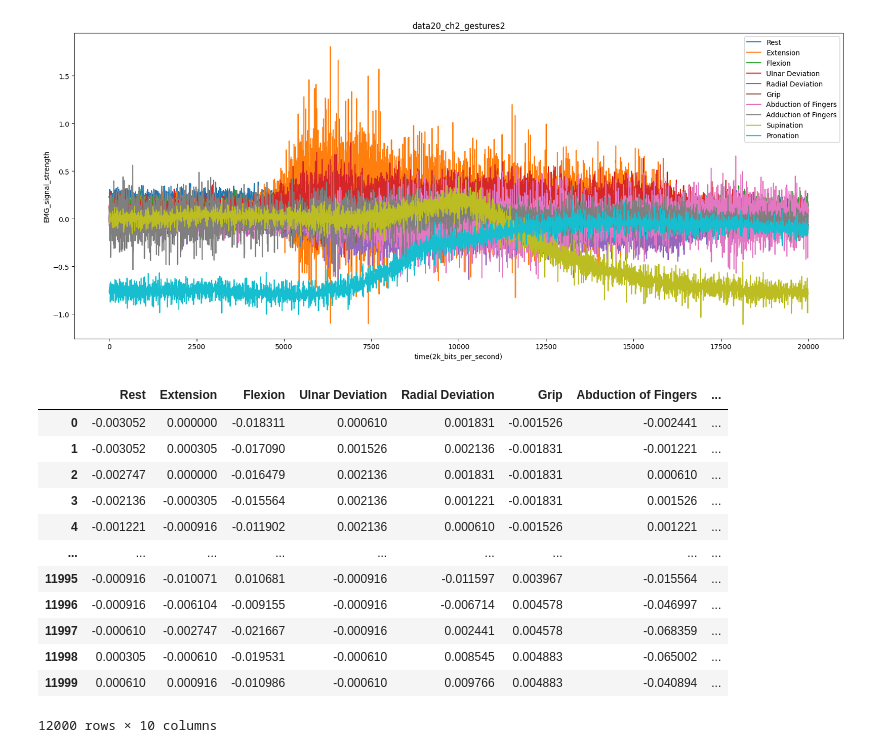
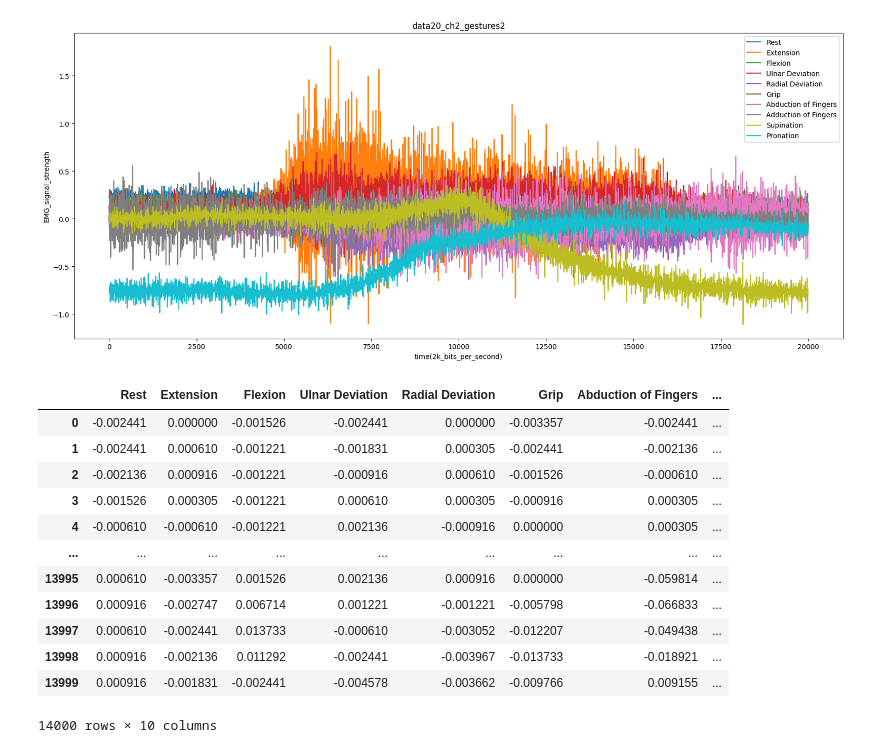
Before and after one commit to greedypelican/EMG_data_analysis, a Jupyter notebook: data_preprocessing.ipynb, the cells around one changed output. Cells and saved outputs as stored; diff of their text form; code cells hidden in the pictures.

```diff
--- a/data_preprocessing.ipynb
+++ b/data_preprocessing.ipynb
@@ -61,21 +61,21 @@ plt.legend()
 plt.show()
 # %% [output]
 [figure]
-# %%
-data40_ch4_gestures5_only
-# %% [output]
-|  | Rest | Extension | Flexion | Ulnar Deviation | Radial Deviation | Grip | Abduction of Fingers | ... |
-| 0 | -0.003052 | 0.000000 | -0.018311 | 0.000610 | 0.001831 | -0.001526 | -0.002441 | ... |
-| 1 | -0.003052 | 0.000305 | -0.017090 | 0.001526 | 0.002136 | -0.001831 | -0.001221 | ... |
-| 2 | -0.002747 | 0.000000 | -0.016479 | 0.002136 | 0.001831 | -0.001831 | 0.000610 | ... |
-| 3 | -0.002136 | -0.000305 | -0.015564 | 0.002136 | 0.001221 | -0.001831 | 0.001526 | ... |
-| 4 | -0.001221 | -0.000916 | -0.011902 | 0.002136 | 0.000610 | -0.001526 | 0.001221 | ... |
-| ... | ... | ... | ... | ... | ... | ... | ... | ... |
-| 11995 | -0.000916 | -0.010071 | 0.010681 | -0.000916 | -0.011597 | 0.003967 | -0.015564 | ... |
-| 11996 | -0.000916 | -0.006104 | -0.009155 | -0.000916 | -0.006714 | 0.004578 | -0.046997 | ... |
-| 11997 | -0.000610 | -0.002747 | -0.021667 | -0.000916 | 0.002441 | 0.004578 | -0.068359 | ... |
-| 11998 | 0.000305 | -0.000610 | -0.019531 | -0.000610 | 0.008545 | 0.004883 | -0.065002 | ... |
-| 11999 | 0.000610 | 0.000916 | -0.010986 | -0.000610 | 0.009766 | 0.004883 | -0.040894 | ... |
-12000 rows × 10 columns
+# %%
+data40_ch4_gestures5_litre
+# %% [output]
+|  | Rest | Extension | Flexion | Ulnar Deviation | Radial Deviation | Grip | Abduction of Fingers | ... |
+| 0 | -0.002441 | 0.000000 | -0.001526 | -0.002441 | 0.000000 | -0.003357 | -0.002441 | ... |
+| 1 | -0.002441 | 0.000610 | -0.001221 | -0.001831 | 0.000305 | -0.002441 | -0.002136 | ... |
+| 2 | -0.002136 | 0.000916 | -0.001221 | -0.000916 | 0.000610 | -0.001526 | -0.000610 | ... |
+| 3 | -0.001526 | 0.000305 | -0.001221 | 0.000610 | 0.000305 | -0.000916 | 0.000305 | ... |
+| 4 | -0.000610 | -0.000610 | -0.001221 | 0.002136 | -0.000916 | 0.000000 | 0.000305 | ... |
+| ... | ... | ... | ... | ... | ... | ... | ... | ... |
+| 13995 | 0.000610 | -0.003357 | 0.001526 | 0.002136 | 0.000916 | 0.000000 | -0.059814 | ... |
+| 13996 | 0.000916 | -0.002747 | 0.006714 | 0.001221 | -0.001221 | -0.005798 | -0.066833 | ... |
+| 13997 | 0.000610 | -0.002441 | 0.013733 | -0.000610 | -0.003052 | -0.012207 | -0.049438 | ... |
+| 13998 | 0.000916 | -0.002136 | 0.011292 | -0.002441 | -0.003967 | -0.013733 | -0.018921 | ... |
+| 13999 | 0.000916 | -0.001831 | -0.002441 | -0.004578 | -0.003662 | -0.009766 | 0.009155 | ... |
+14000 rows × 10 columns
 # %%
 plt.figure(figsize=(20,8))
```
Also changed, not shown: parts of 6 cells of this notebook.
